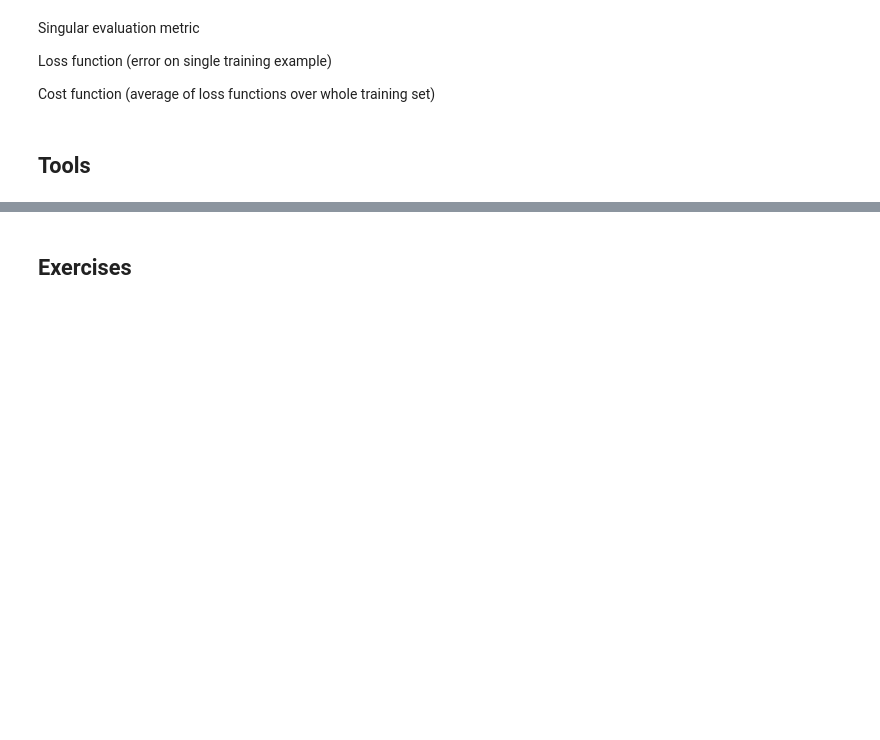
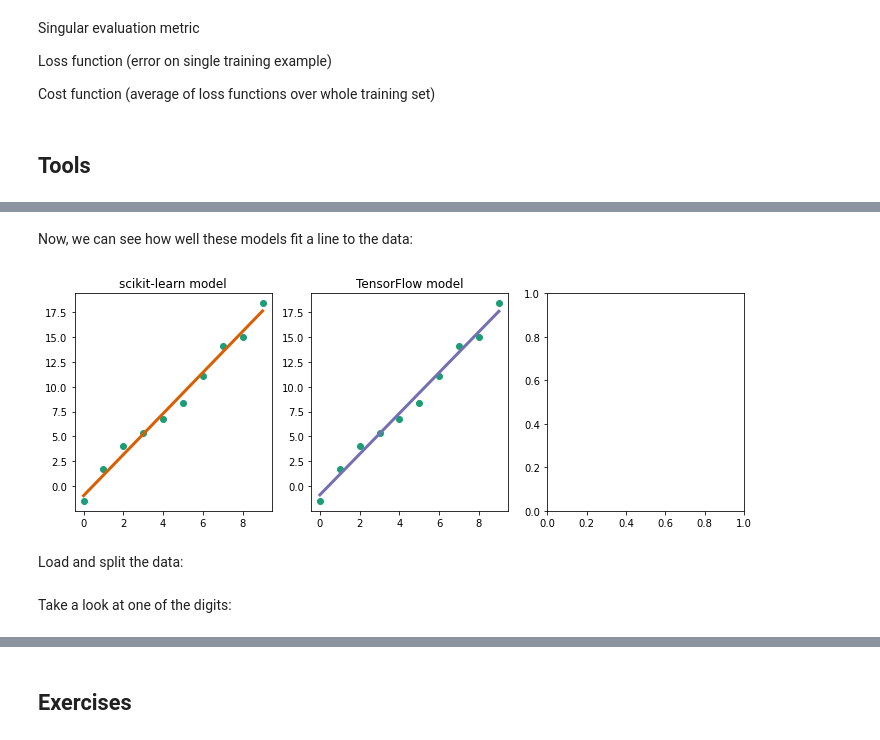
Before and after one commit to lukeconibear/intro_ml, a Jupyter notebook: docs/01_fundamentals.ipynb, the cells around one changed output, grey strips where cells are left out. Cells and saved outputs as stored; diff of their text form; code cells hidden in the pictures; blank space fills up the shorter version.

```diff
--- a/docs/01_fundamentals.ipynb
+++ b/docs/01_fundamentals.ipynb
@@ -191,0 +207,8 @@ Cannot find a GPU
+# %%
+model_tf.compile(
+    optimizer="sgd",
+    loss="mean_squared_error",
+    metrics=["accuracy"]
+)
+# %%
+model_tf.fit(x_train, y_train, epochs=500, verbose=False)
@@ -192,2 +225,31 @@ Cannot find a GPU
+# %% [markdown]
+Now, we can see how well these models fit a line to the data:
+# %%
+y_pred_sklearn = model_sklearn.predict(x_train)
+# %%
+y_pred_tf = model_tf.predict(x_train)
+# %%
+fig = plt.figure(1, figsize=(12, 4))
+ax1, ax2, ax3 = fig.subplots(1, 3)
+
+ax1.scatter(x_train, y_train, color="#1b9e77", label='data')
+ax1.plot(x_train, y_pred_sklearn, color="#d95f02", linewidth=3)
+ax1.set_title('scikit-learn model')
+
+ax2.scatter(x_train, y_train, color="#1b9e77", label='data')
+ax2.plot(x_train, y_pred_tf, color="#7570b3", linewidth=3)
+ax2.set_title('TensorFlow model')
+
+# ax3.scatter(x_train, y_train, color="#1b9e77", label='data')
+# ax3.plot(x_train, y_pred_torch, color="#66a61e", linewidth=3)
+# ax3.set_title('scikit-learn model')
+
+plt.show()
+# %% [output]
+[figure, added]
+# %% [markdown]
+Load and split the data:
 # %%
 (train_images, train_labels), (test_images, test_labels) = tf.keras.datasets.mnist.load_data()
+# %% [markdown]
+Take a look at one of the digits:
```
Also changed, not shown: parts of 48 cells of this notebook, 5 other files.
